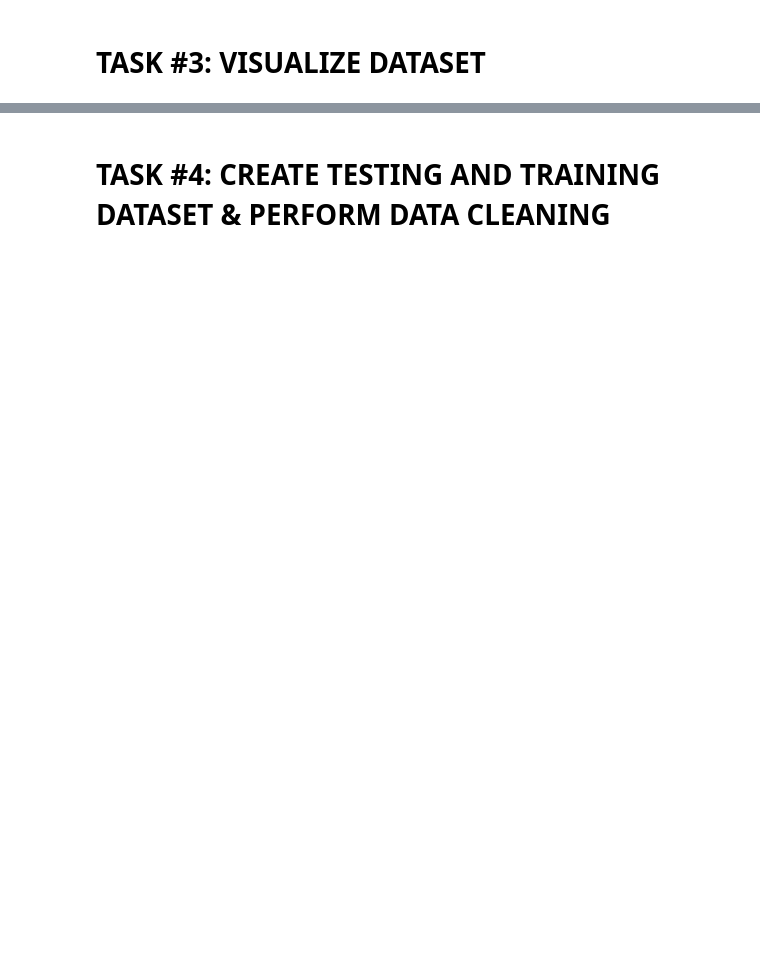
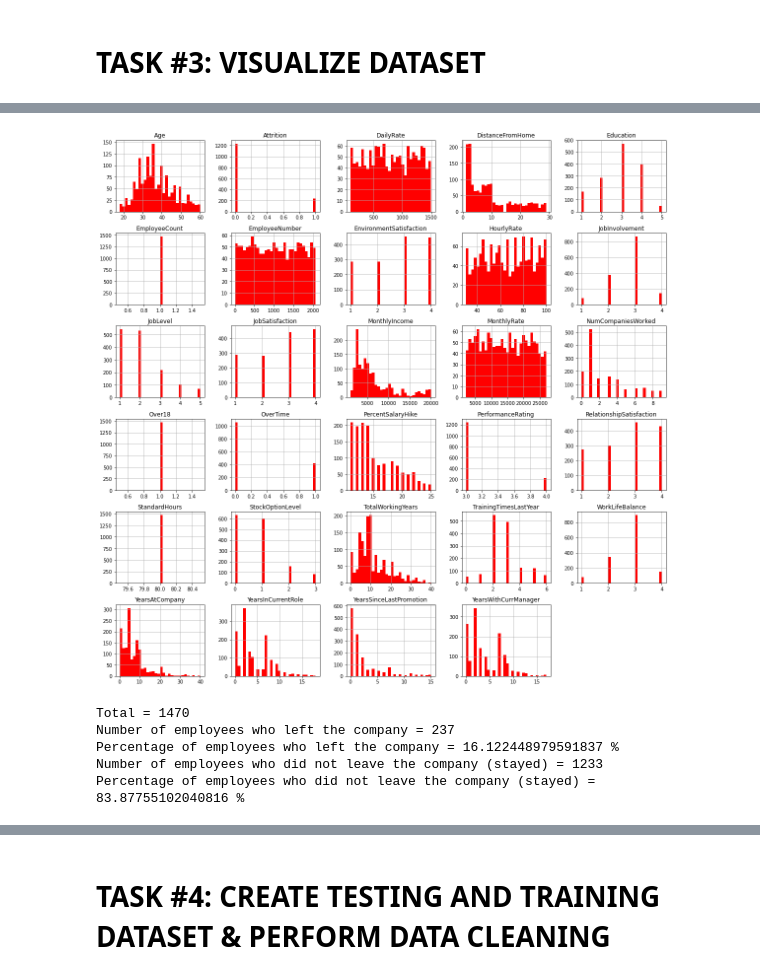
Before and after one commit to Kgs-Mathaba/Data_Science_Case_Studies, a Jupyter notebook: Human_Resources_Department_Attrition.ipynb, the cells around one changed output, grey strips where cells are left out. Cells and saved outputs as stored; diff of their text form; code cells hidden in the pictures; blank space fills up the shorter version.

```diff
--- a/Human_Resources_Department_Attrition.ipynb
+++ b/Human_Resources_Department_Attrition.ipynb
@@ -45,6 +117,9 @@ drive.mount('/content/drive')
 # %%
 # Several features such as 'MonthlyIncome' and 'TotalWorkingYears' are tail heavy
 # It makes sense to drop 'EmployeeCount' and 'Standardhours' since they do not change from one employee to the other
+employee_df.hist(bins = 30, figsize = (20,20), color = 'r');
+# %% [output]
+[figure, added]
 # %%
 # It makes sense to drop 'EmployeeCount' , 'Standardhours' and 'Over18' since they do not change from one employee to the other
 # Let's drop 'EmployeeNumber' as well
@@ -56,3 +131,19 @@ drive.mount('/content/drive')
+# %%
+# Count the number of employees who stayed and left
+# It seems that we are dealing with an imbalanced dataset
+print("Total =", len(employee_df))
+
+print("Number of employees who left the company =", len(left_df))
+print("Percentage of employees who left the company =", 1.*len(left_df)/len(employee_df)*100.0, "%")
+
+print("Number of employees who did not leave the company (stayed) =", len(stayed_df))
+print("Percentage of employees who did not leave the company (stayed) =", 1.*len(stayed_df)/len(employee_df)*100.0, "%")
+# %% [output]
+Total = 1470
+Number of employees who left the company = 237
+Percentage of employees who left the company = 16.122448979591837 %
+Number of employees who did not leave the company (stayed) = 1233
+Percentage of employees who did not leave the company (stayed) = 83.87755102040816 %
 # %%
 left_df.describe()
 
```
Also changed, not shown: parts of 64 cells of this notebook.
